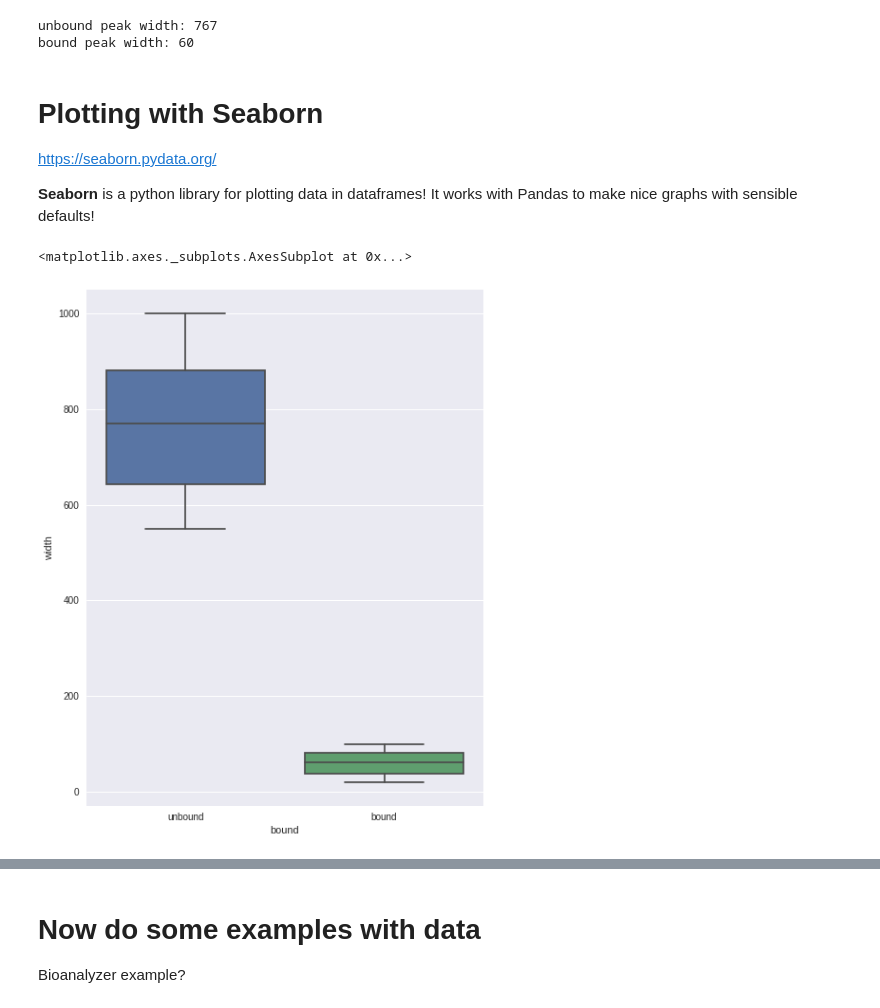
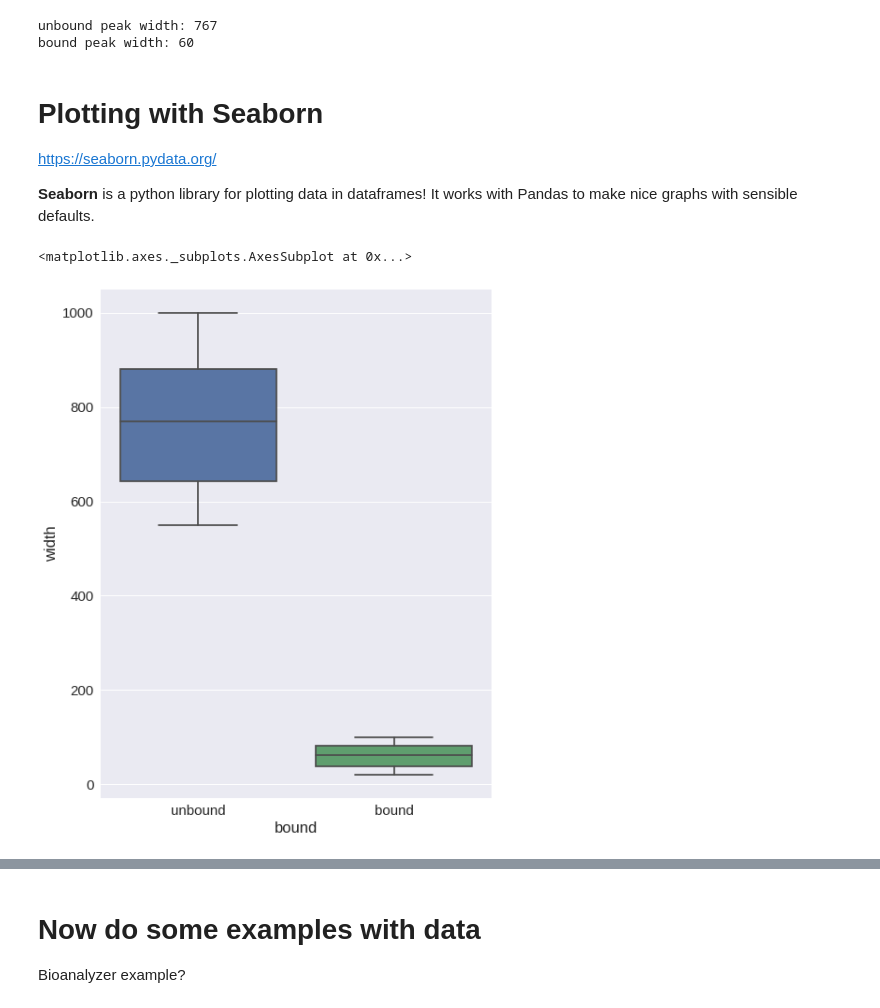
Before and after one commit to snystrom/UNC-HTLC_Python_2017, a Jupyter notebook: 04_DataFrames/04_DataFrames.ipynb, the cells around one changed output, grey strips where cells are left out. Cells and saved outputs as stored; diff of their text form; code cells hidden in the pictures.

Commit message:
Added more plotting examples

```diff
--- a/04_DataFrames/04_DataFrames.ipynb
+++ b/04_DataFrames/04_DataFrames.ipynb
@@ -194,13 +194,14 @@ bound peak width: 60
 
 <https://seaborn.pydata.org/>
 
-**Seaborn** is a python library for plotting data in dataframes! It works with Pandas to make nice graphs with sensible defaults!
+**Seaborn** is a python library for plotting data in dataframes! It works with Pandas to make nice graphs with sensible defaults.
 # %%
 import seaborn as sns
+sns.set_context("notebook", font_scale=1.5) # resizing plot components
 
-figsize(7.5, 10) # Resize figure width x height
+plt.figure(figsize(7.5, 10)) # Resize figure width x height
 
 sns.boxplot(x = bed.bound, y = bed.width)
 # %% [output]
 <matplotlib.axes._subplots.AxesSubplot at 0x...>
-[figure, old version]
+[figure, new version]
```
Also changed, not shown: parts of 6 cells of this notebook, 2 other files.
